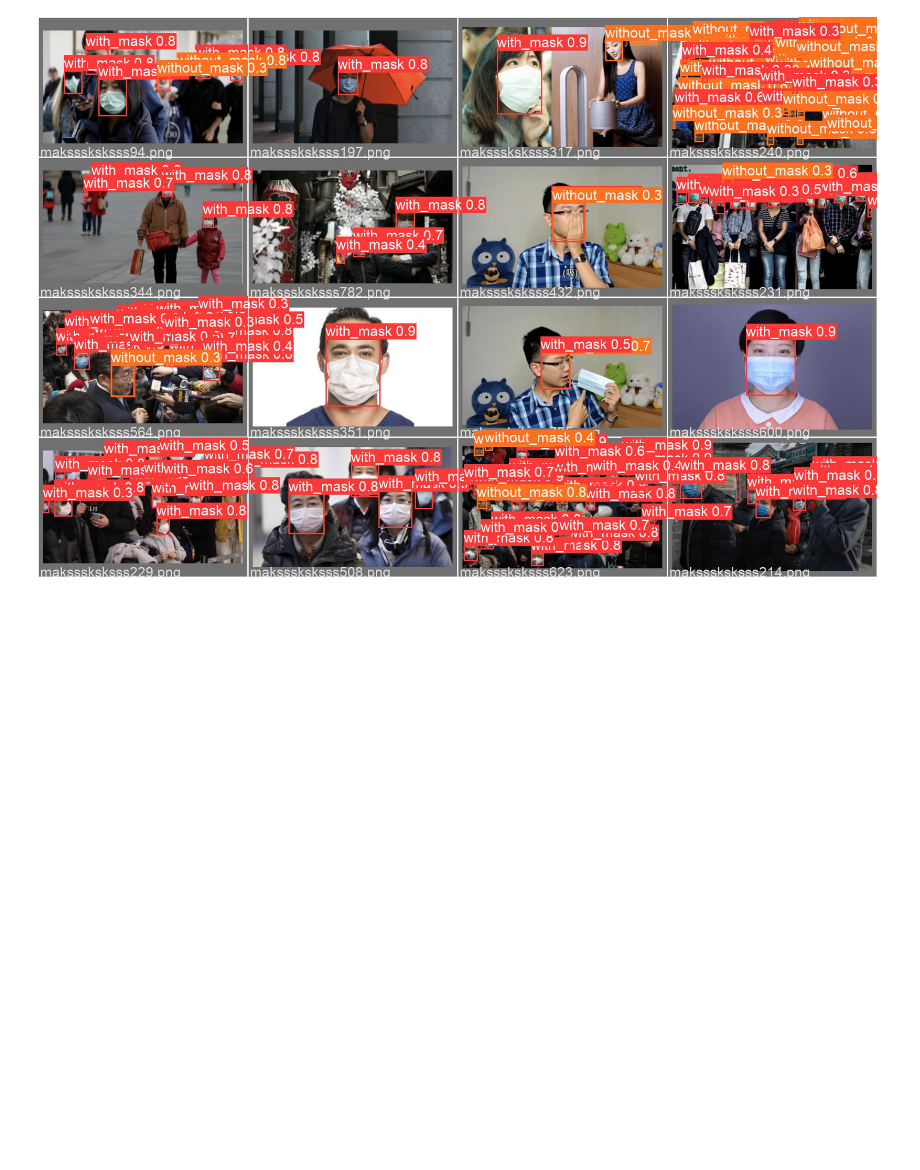
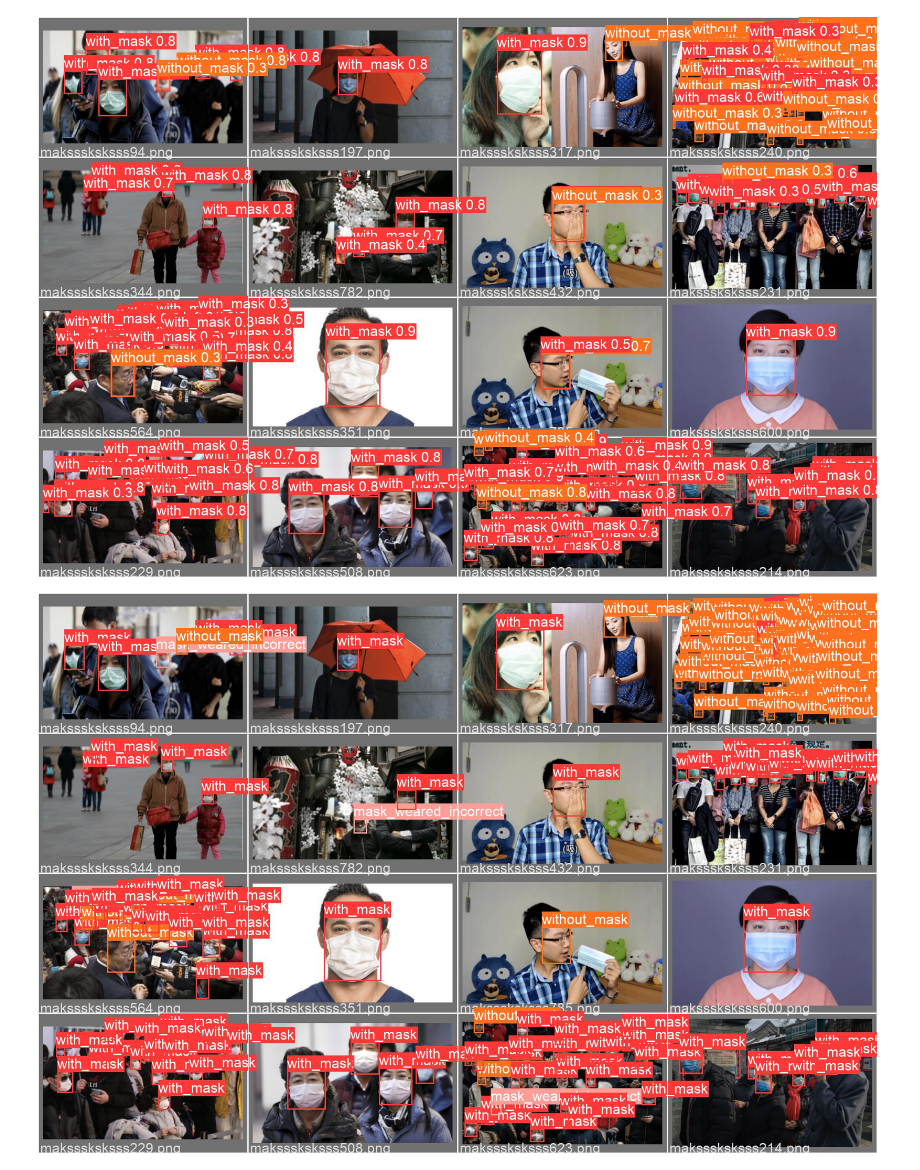
Before and after one commit to daobook/pytorch-book, a Jupyter notebook: docs/yolo/face-mask/01_train.ipynb, the cells around one changed output. Saved outputs shown, nothing was run; the diff lists cells and outputs as text; code cells hidden in the pictures; blank space fills up the shorter version.

```diff
--- a/docs/yolo/face-mask/01_train.ipynb
+++ b/docs/yolo/face-mask/01_train.ipynb
@@ -80,3 +80,7 @@ Image('yolov5/runs/train/exp3/F1_curve.png')
 Image('yolov5/runs/train/exp3/val_batch1_pred.jpg')
 # %% [output]
 [figure]
+# %%
+Image('yolov5/runs/train/exp3/val_batch1_labels.jpg')
+# %% [output]
+[figure, added]
```
Also changed, not shown: parts of 1 cell of this notebook.
